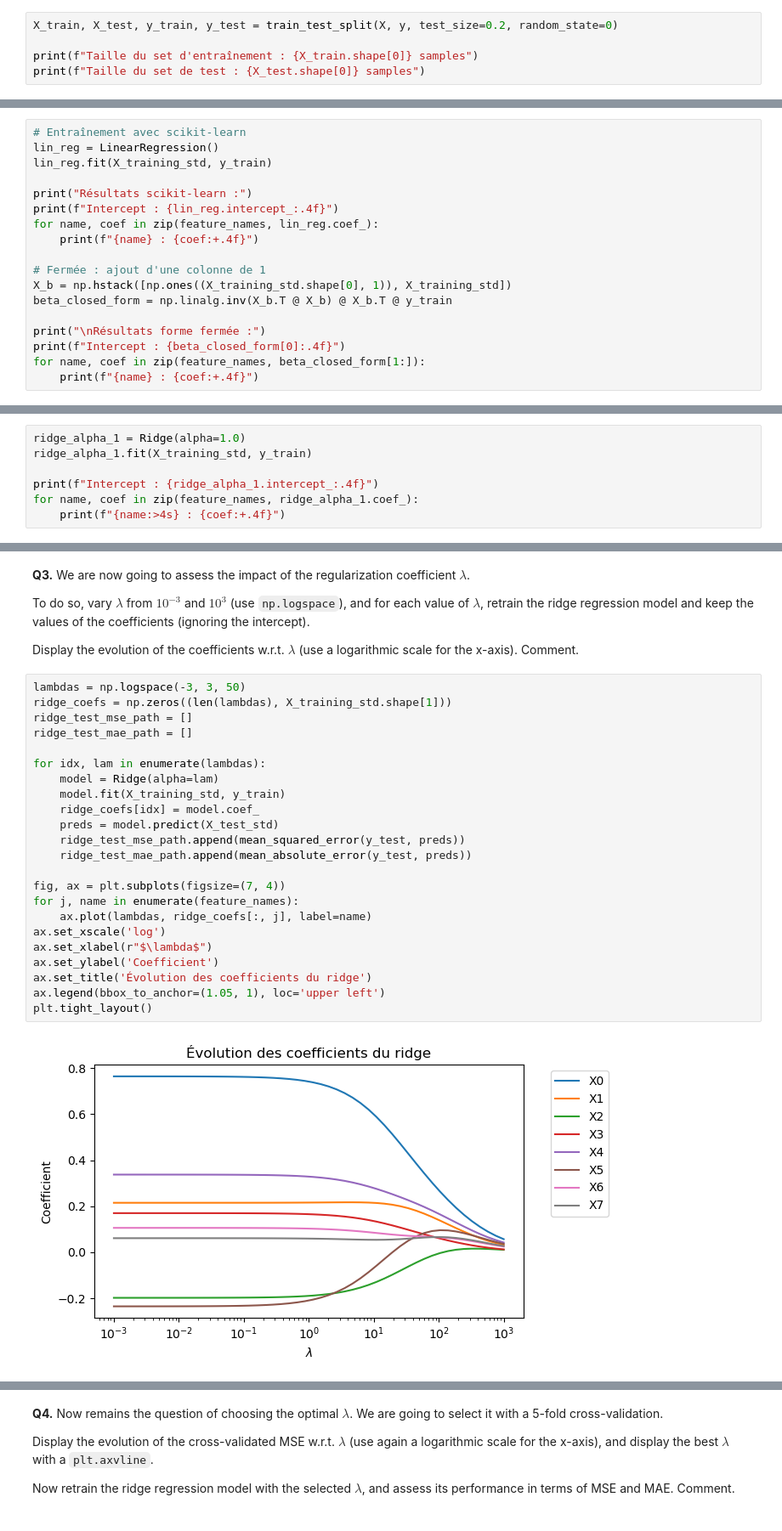
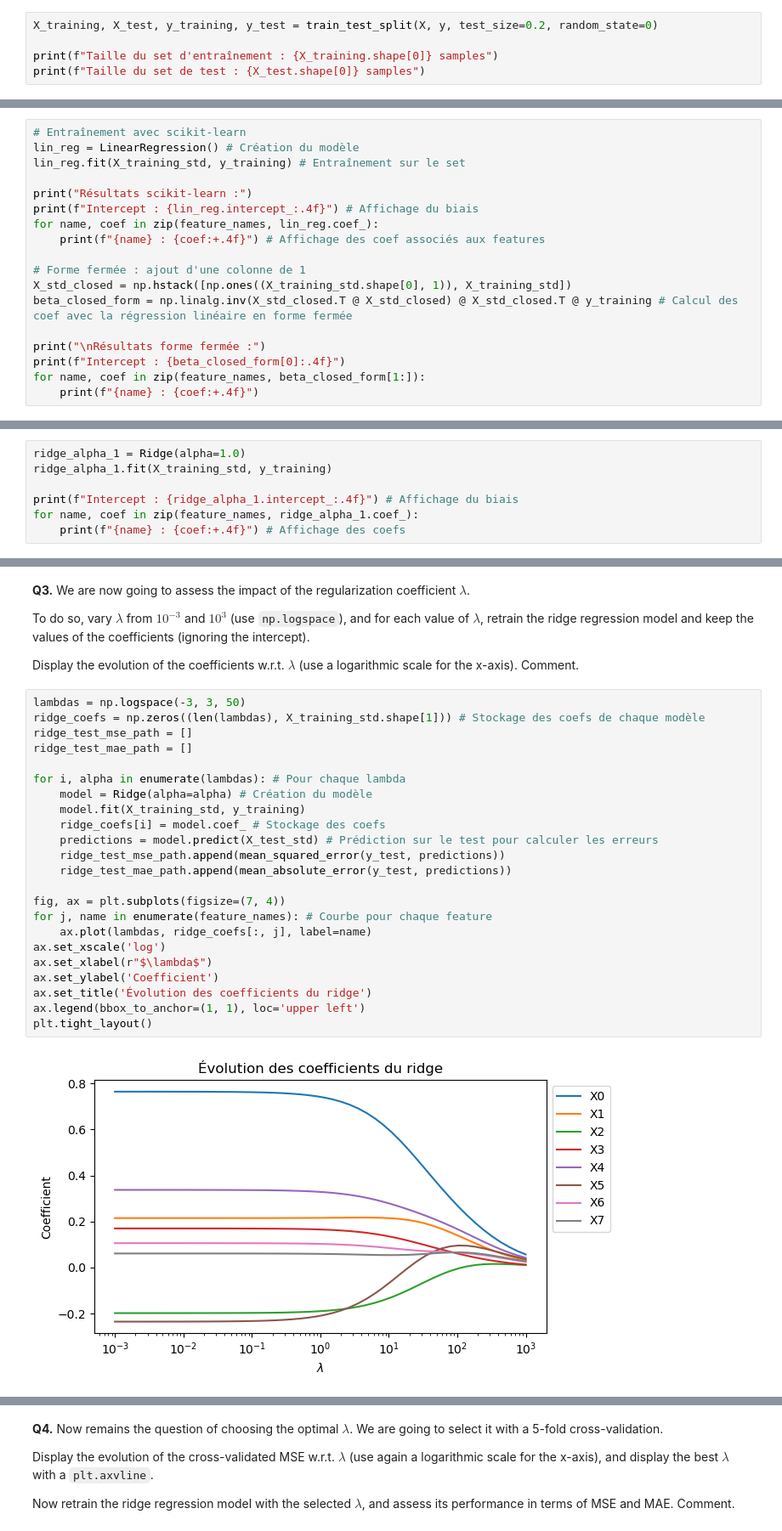
Before and after one commit to rosedel05/LAB1-DELANNOY-DOS-RAMOS, a Jupyter notebook: lab1/lab1.ipynb, the cells around one changed output, grey strips where cells are left out. Shown: that part at 85% size. Cells and saved outputs as stored; diff of their text form.

```diff
--- a/lab1/lab1.ipynb
+++ b/lab1/lab1.ipynb
@@ -59,9 +60,9 @@ Valeurs manquantes dans y : 0
 # %% [markdown]
 **Q3.** Divide the dataset into a training set (80%) and a test set (20%), using `train_test_split` with `random_state = 0` (documentation [here](https://scikit-learn.org/stable/modules/generated/sklearn.model_selection.train_test_split.html)).
 # %%
-X_train, X_test, y_train, y_test = train_test_split(X, y, test_size=0.2, random_state=0)
+X_training, X_test, y_training, y_test = train_test_split(X, y, test_size=0.2, random_state=0)
 
-print(f"Taille du set d'entraînement : {X_train.shape[0]} samples")
+print(f"Taille du set d'entraînement : {X_training.shape[0]} samples")
 print(f"Taille du set de test : {X_test.shape[0]} samples")
 # %% [output]
 Taille du set d'entraînement : 77 samples
@@ -124,17 +119,17 @@ La matrice de covariance nous permet d'analyser la redondance entre les variable
 **Q6.** We are now going to train the linear regression model using scikit-learn (check the documentation [here](https://scikit-learn.org/stable/modules/generated/sklearn.linear_model.LinearRegression.html)). Use the `.fit` method on the training set. Retrieve the coefficients obtained by scikit-learn using the attributes `.intercept_` and `.coef_`, and check that it corresponds to the closed-form solution from the lecture (you might want to use `np.hstack` to concatenate X with a column of ones).
 # %%
 # Entraînement avec scikit-learn
-lin_reg = LinearRegression()
-lin_reg.fit(X_training_std, y_train)
+lin_reg = LinearRegression() # Création du modèle
+lin_reg.fit(X_training_std, y_training) # Entraînement sur le set
 
 print("Résultats scikit-learn :")
-print(f"Intercept : {lin_reg.intercept_:.4f}")
+print(f"Intercept : {lin_reg.intercept_:.4f}") # Affichage du biais
 for name, coef in zip(feature_names, lin_reg.coef_):
-    print(f"{name} : {coef:+.4f}")
+    print(f"{name} : {coef:+.4f}") # Affichage des coef associés aux features
 
-# Fermée : ajout d'une colonne de 1
-X_b = np.hstack([np.ones((X_training_std.shape[0], 1)), X_training_std])
-beta_closed_form = np.linalg.inv(X_b.T @ X_b) @ X_b.T @ y_train
+# Forme fermée : ajout d'une colonne de 1
+X_std_closed = np.hstack([np.ones((X_training_std.shape[0], 1)), X_training_std])
+beta_closed_form = np.linalg.inv(X_std_closed.T @ X_std_closed) @ X_std_closed.T @ y_training # Calcul des coef avec la régression linéaire en forme fermée
 
 print("\nRésultats forme fermée :")
 print(f"Intercept : {beta_closed_form[0]:.4f}")
@@ -197,10 +192,10 @@ In this second part, we now turn to ridge regression.
 **Q1.** Fit the ridge regression model (documentation [here](https://scikit-learn.org/stable/modules/generated/sklearn.linear_model.Ridge.html)) with $\lambda = 1$, using the `.fit` method on the training set. Again, retrieve the coefficients, and check that they match with the closed-form solution from the lecture. How do they differ from the ones obtained with linear regression ?
 # %%
 ridge_alpha_1 = Ridge(alpha=1.0)
-ridge_alpha_1.fit(X_training_std, y_train)
+ridge_alpha_1.fit(X_training_std, y_training)
 
-print(f"Intercept : {ridge_alpha_1.intercept_:.4f}")
+print(f"Intercept : {ridge_alpha_1.intercept_:.4f}") # Affichage du biais
 for name, coef in zip(feature_names, ridge_alpha_1.coef_):
-    print(f"{name:>4s} : {coef:+.4f}")
+    print(f"{name} : {coef:+.4f}") # Affichage des coefs
 # %% [output]
 Intercept : 2.5334
@@ -248,27 +247,27 @@ To do so, vary $\lambda$ from $10^{-3}$ and $10^3$ (use `np.logspace`), and for
 Display the evolution of the coefficients w.r.t. $\lambda$ (use a logarithmic scale for the x-axis). Comment.
 # %%
 lambdas = np.logspace(-3, 3, 50)
-ridge_coefs = np.zeros((len(lambdas), X_training_std.shape[1]))
+ridge_coefs = np.zeros((len(lambdas), X_training_std.shape[1])) # Stockage des coefs de chaque modèle
 ridge_test_mse_path = []
 ridge_test_mae_path = []
 
-for idx, lam in enumerate(lambdas):
-    model = Ridge(alpha=lam)
-    model.fit(X_training_std, y_train)
-    ridge_coefs[idx] = model.coef_
-    preds = model.predict(X_test_std)
-    ridge_test_mse_path.append(mean_squared_error(y_test, preds))
-    ridge_test_mae_path.append(mean_absolute_error(y_test, preds))
+for i, alpha in enumerate(lambdas): # Pour chaque lambda
+    model = Ridge(alpha=alpha) # Création du modèle
+    model.fit(X_training_std, y_training)
+    ridge_coefs[i] = model.coef_ # Stockage des coefs
+    predictions = model.predict(X_test_std) # Prédiction sur le test pour calculer les erreurs
+    ridge_test_mse_path.append(mean_squared_error(y_test, predictions))
+    ridge_test_mae_path.append(mean_absolute_error(y_test, predictions))
 
 fig, ax = plt.subplots(figsize=(7, 4))
-for j, name in enumerate(feature_names):
+for j, name in enumerate(feature_names): # Courbe pour chaque feature
     ax.plot(lambdas, ridge_coefs[:, j], label=name)
 ax.set_xscale('log')
 ax.set_xlabel(r"$\lambda$")
 ax.set_ylabel('Coefficient')
 ax.set_title('Évolution des coefficients du ridge')
-ax.legend(bbox_to_anchor=(1.05, 1), loc='upper left')
+ax.legend(bbox_to_anchor=(1, 1), loc='upper left')
 plt.tight_layout()
 # %% [output]
-[figure, old version]
+[figure, new version]
 # %% [markdown]
```
Also changed, not shown: parts of 13 cells of this notebook.
